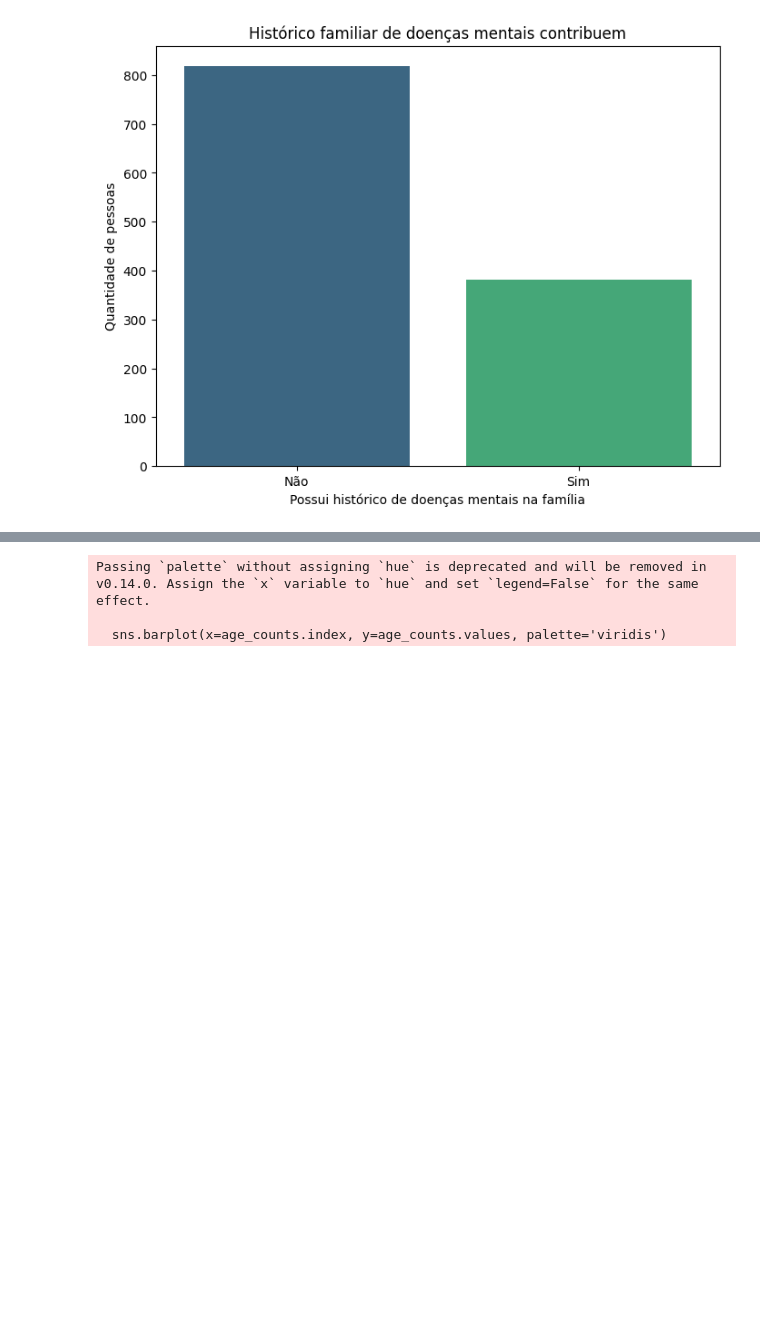
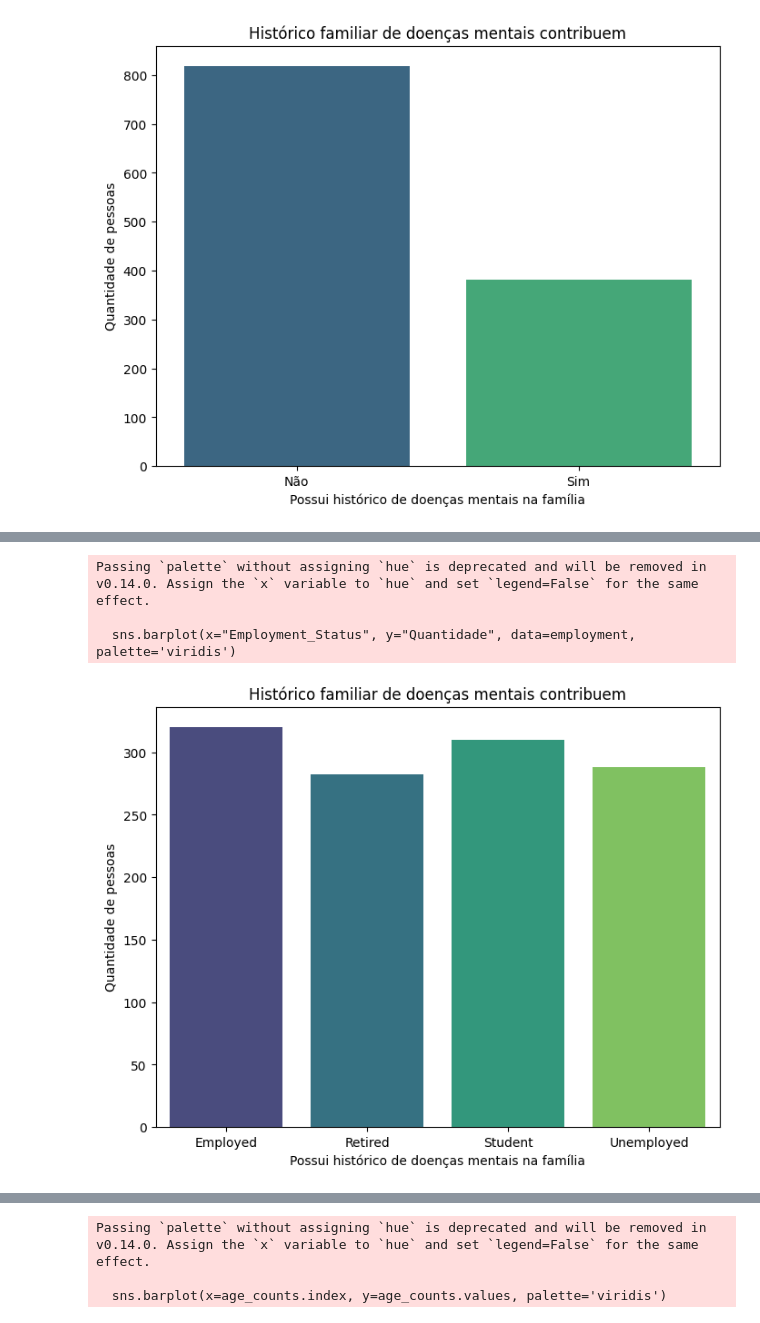
Before and after one commit to petersonwilliam-dev/analise-de-dados-ansiedade, a Jupyter notebook: analise.ipynb, the cells around one changed output, grey strips where cells are left out. Drawn from its saved outputs; the diff is of its cells as text; code cells hidden in the pictures; blank space fills up the shorter version.

```diff
--- a/analise.ipynb
+++ b/analise.ipynb
@@ -89,0 +103,13 @@ Passing `palette` without assigning `hue` is deprecated and will be removed in v
+# %%
+employment = dados.groupby(['Employment_Status']).size().reset_index(name="Quantidade")
+plt.figure(figsize=(8,6))
+sns.barplot(x="Employment_Status", y="Quantidade", data=employment, palette='viridis')
+plt.xlabel("Possui histórico de doenças mentais na família")
+plt.ylabel("Quantidade de pessoas")
+plt.title("Histórico familiar de doenças mentais contribuem")
+plt.show()
+# %% [output]
+Passing `palette` without assigning `hue` is deprecated and will be removed in v0.14.0. Assign the `x` variable to `hue` and set `legend=False` for the same effect.
+
+  sns.barplot(x="Employment_Status", y="Quantidade", data=employment, palette='viridis')
+[figure, added]
```
Also changed, not shown: parts of 4 cells of this notebook.
